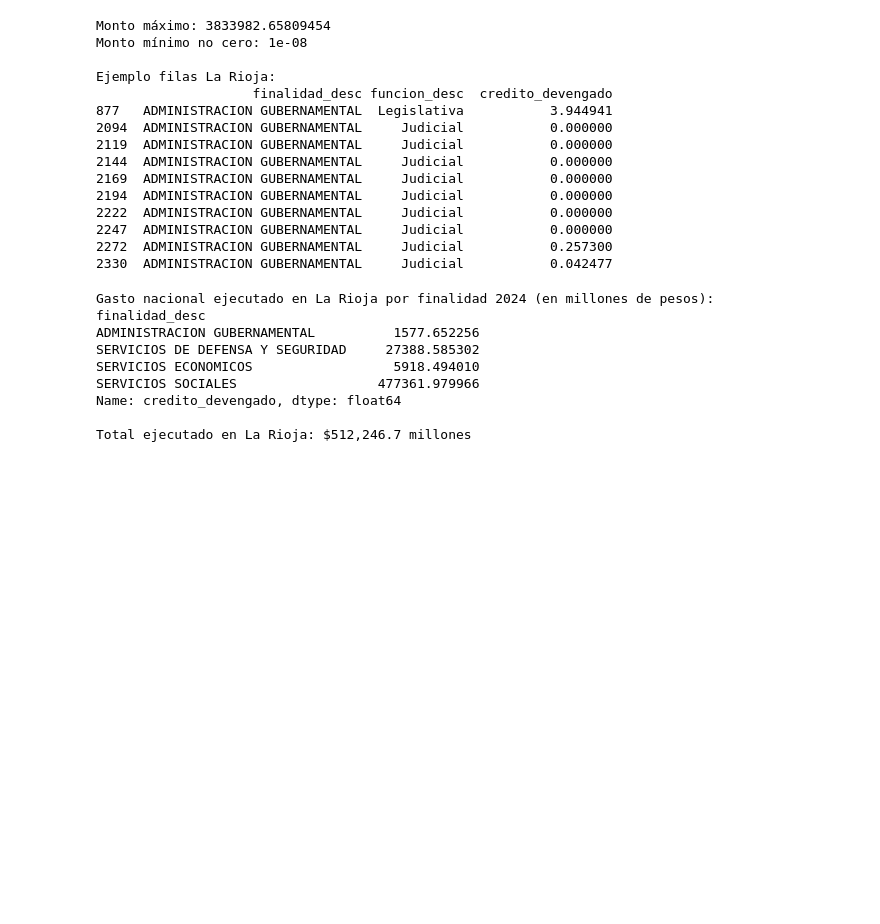
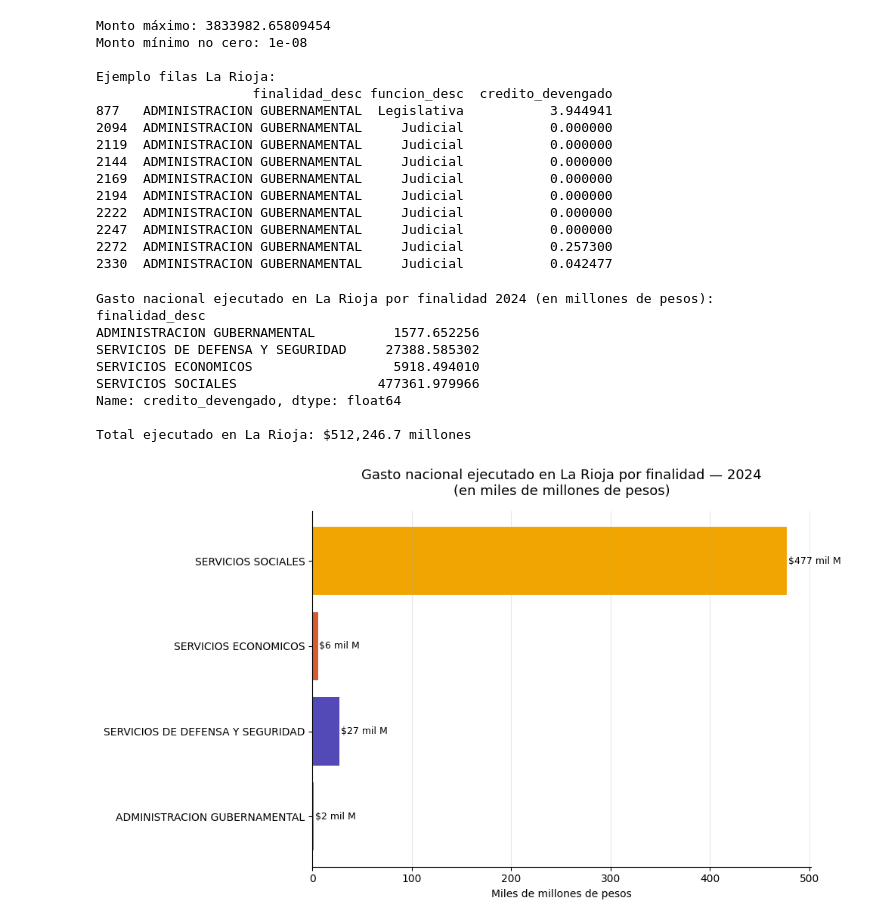
Before and after one commit to yaninard891/GastoPublico-LR, a Jupyter notebook: notebooks/01_gasto_publico_exploracion.ipynb, the cells around one changed output. Cells and saved outputs as stored; diff of their text form; code cells hidden in the pictures; blank space fills up the shorter version.

```diff
--- a/notebooks/01_gasto_publico_exploracion.ipynb
+++ b/notebooks/01_gasto_publico_exploracion.ipynb
@@ -383,3 +383,26 @@ SERVICIOS SOCIALES                  477361.979966
 Name: credito_devengado, dtype: float64
 
 Total ejecutado en La Rioja: $512,246.7 millones
+# %%
+fig, ax = plt.subplots(figsize=(10, 6))
+
+colores_lr = ['#1D9E75', '#534AB7', '#D85A30', '#F0A500']
+
+bars = ax.barh(gasto_lr_2024.index, gasto_lr_2024.values / 1000, color=colores_lr)
+
+for bar, valor in zip(bars, gasto_lr_2024.values / 1000):
+    ax.text(bar.get_width() + 1, bar.get_y() + bar.get_height()/2,
+            f'${valor:,.0f} mil M', va='center', fontsize=9)
+
+ax.set_title('Gasto nacional ejecutado en La Rioja por finalidad — 2024\n(en miles de millones de pesos)',
+             fontsize=13, pad=15)
+ax.set_xlabel('Miles de millones de pesos')
+ax.spines['top'].set_visible(False)
+ax.spines['right'].set_visible(False)
+ax.grid(axis='x', alpha=0.3)
+
+plt.tight_layout()
+plt.savefig('../dashboard/grafico_larioja_2024.png', dpi=150, bbox_inches='tight')
+plt.show()
+# %% [output]
+[figure, added]
```
Also changed, not shown: parts of 2 cells of this notebook, 1 other file.
